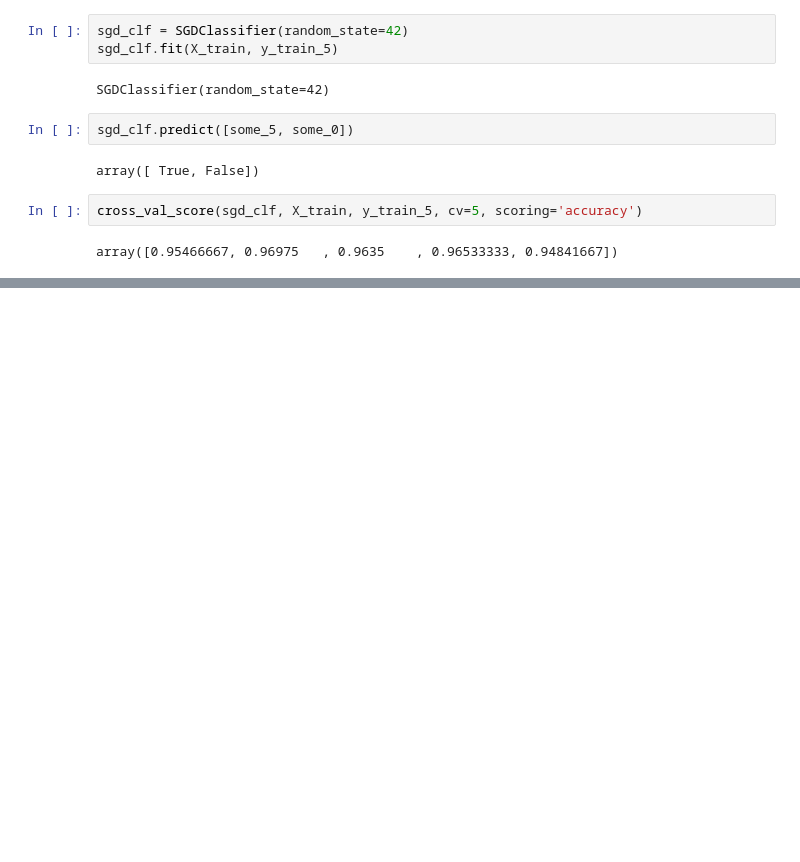
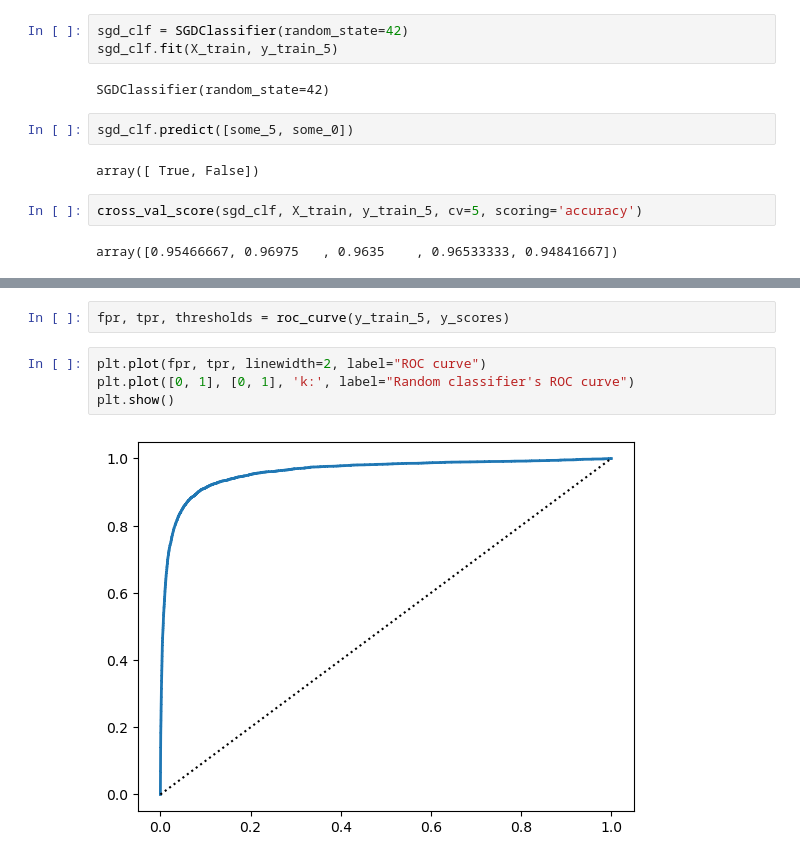
Before and after one commit to ctarrington/data-science-hw, a Jupyter notebook: homl-geron/ch03/scraps.ipynb, the cells around one changed output, grey strips where cells are left out. Cells and saved outputs as stored; diff of their text form; blank space fills up the shorter version.

```diff
--- a/homl-geron/ch03/scraps.ipynb
+++ b/homl-geron/ch03/scraps.ipynb
@@ -46,0 +88,8 @@ array([0.95466667, 0.96975   , 0.9635    , 0.96533333, 0.94841667])
+# %%
+fpr, tpr, thresholds = roc_curve(y_train_5, y_scores)
+# %%
+plt.plot(fpr, tpr, linewidth=2, label="ROC curve")
+plt.plot([0, 1], [0, 1], 'k:', label="Random classifier's ROC curve")
+plt.show()
+# %% [output]
+[figure, added]
```
Also changed, not shown: parts of 10 cells of this notebook, 1 other file.
